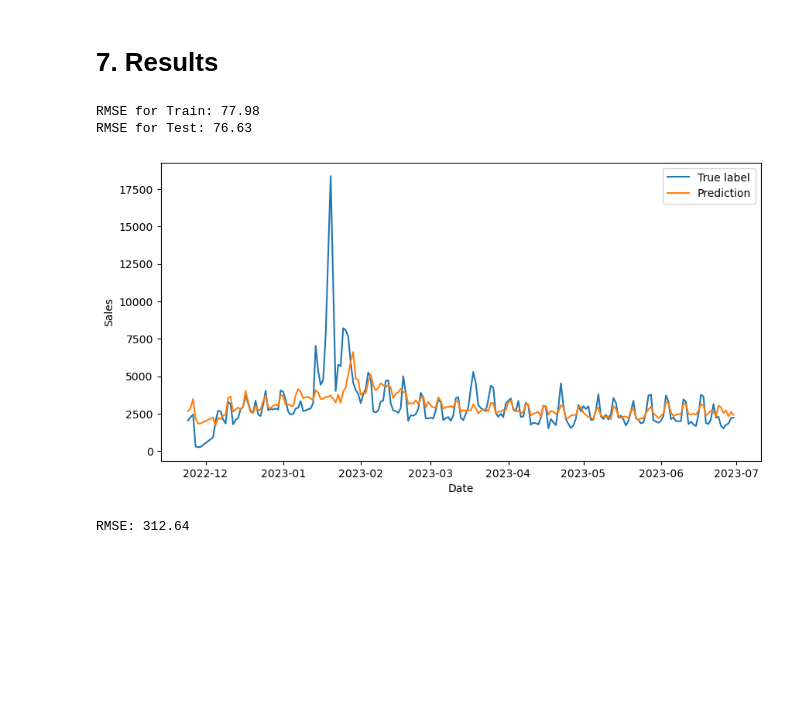
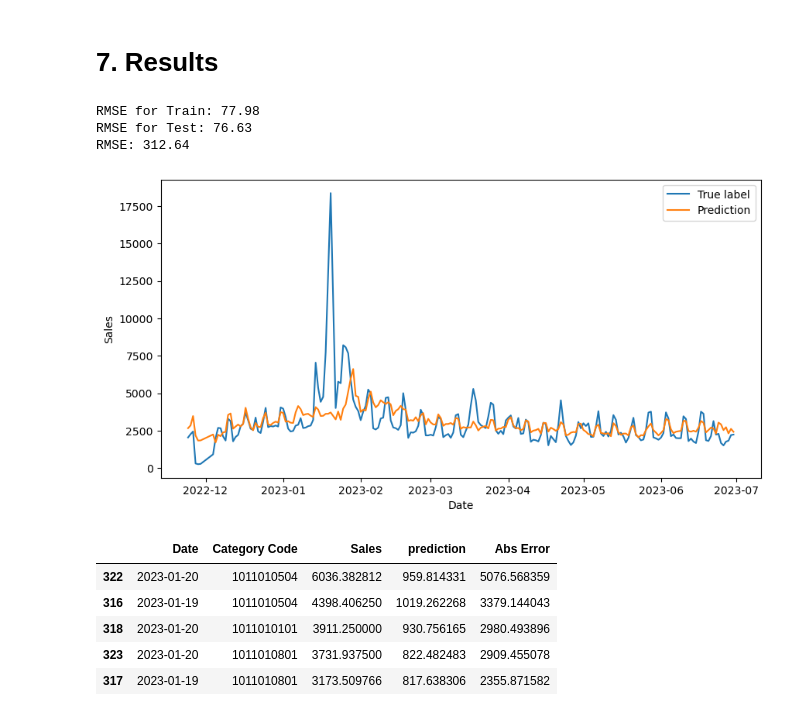
Before and after one commit to prattapong/Data-Science-Portfolio, a Jupyter notebook: Projects/Supermaket Sales Data/code/1.1 XGBoost Baseline.ipynb, the cells around one changed output. Cells and saved outputs as stored; diff of their text form; code cells hidden in the pictures; blank space fills up the shorter version.

```diff
--- a/Projects/Supermaket Sales Data/code/1.1 XGBoost Baseline.ipynb
+++ b/Projects/Supermaket Sales Data/code/1.1 XGBoost Baseline.ipynb
@@ -300,6 +300,12 @@ df_predict.head()
 # %%
 print(f'RMSE for Train: {train_rmse:.2f}')
 print(f'RMSE for Test: {test_rmse:.2f}')
+
+# Since our purpose is to predict Time-series on Sales for each category, we measure RMSE in Category data point
+df_predict_agg = df_predict.groupby(['Date','Category Code'], as_index = False)[['Sales','prediction']].sum()
+rmse = np.sqrt(mean_squared_error(y_true = df_predict_agg['Sales'],
+                                  y_pred = df_predict_agg['prediction']))
+print(f'RMSE: {rmse:.2f}')
 
 # Plot trend true label vs. prediction
 plt.figure(figsize = (10,5))
@@ -309,12 +315,15 @@ plt.show()
 # %% [output]
 RMSE for Train: 77.98
 RMSE for Test: 76.63
+RMSE: 312.64
 [figure]
-# %%
-# Since our purpose is to predict Time-series on Sales for each category, we measure RMSE in Category data point
-df_predict_agg = df_predict.groupby(['Date','Category Code'], as_index = False)[['Sales','prediction']].sum()
-rmse = np.sqrt(mean_squared_error(y_true = df_predict_agg['Sales'],
-                                  y_pred = df_predict_agg['prediction']))
-print(f'RMSE: {rmse:.2f}')
-# %% [output]
-RMSE: 312.64
+# %%
+df_predict_agg['Abs Error'] = abs(df_predict_agg['Sales'] - df_predict_agg['prediction'])
+df_predict_agg.sort_values(by = 'Abs Error', ascending = False).head()
+# %% [output]
+|  | Date | Category Code | Sales | prediction | Abs Error |
+| 322 | 2023-01-20 | 1011010504 | 6036.382812 | 959.814331 | 5076.568359 |
+| 316 | 2023-01-19 | 1011010504 | 4398.406250 | 1019.262268 | 3379.144043 |
+| 318 | 2023-01-20 | 1011010101 | 3911.250000 | 930.756165 | 2980.493896 |
+| 323 | 2023-01-20 | 1011010801 | 3731.937500 | 822.482483 | 2909.455078 |
+| 317 | 2023-01-19 | 1011010801 | 3173.509766 | 817.638306 | 2355.871582 |
```
Also changed, not shown: 1 other file.
